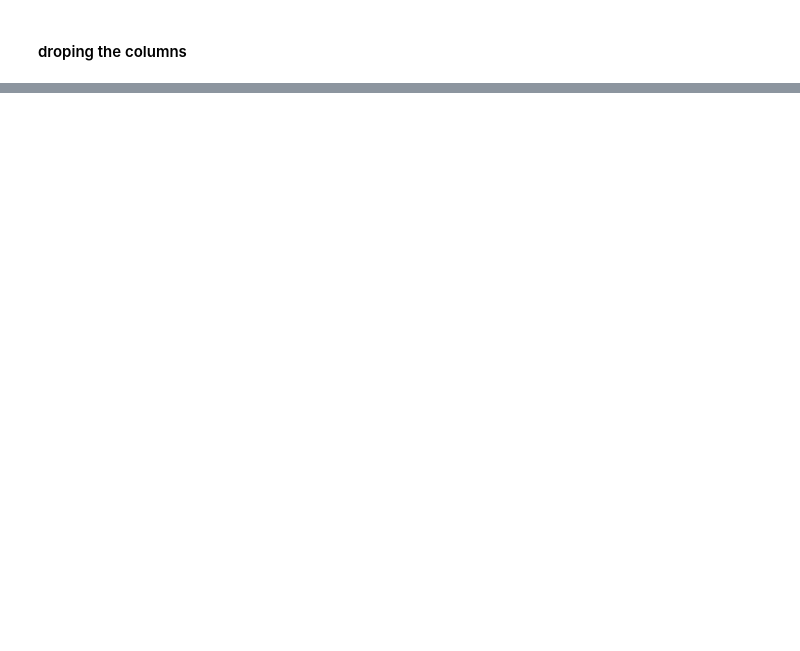
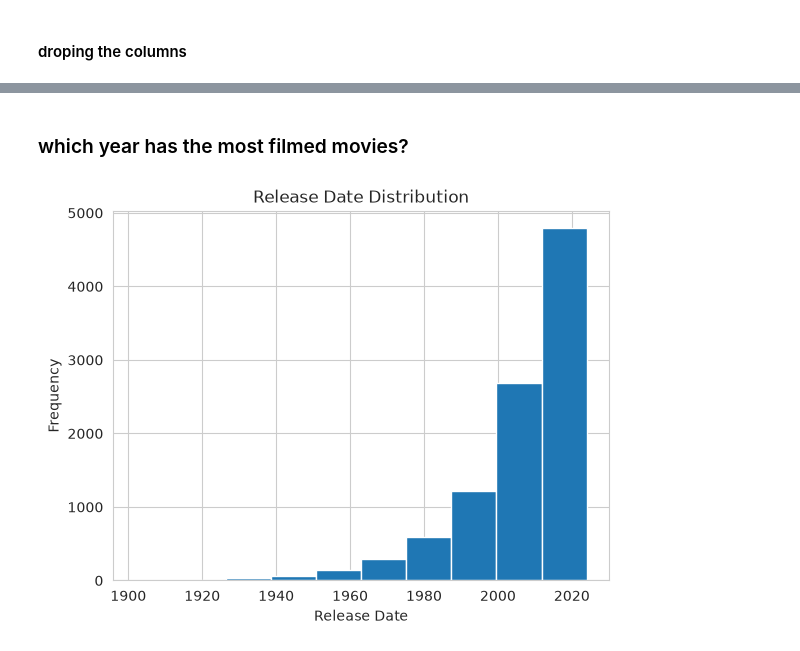
Before and after one commit to Arpitaraj21/Netflix-Data-Analysis, a Jupyter notebook: movie-data-analysis-netflix.ipynb, the cells around one changed output, grey strips where cells are left out. Saved outputs shown, nothing was run; the diff lists cells and outputs as text; code cells hidden in the pictures; blank space fills up the shorter version.

Commit message:
completed movie data analysis project

```diff
--- a/movie-data-analysis-netflix.ipynb
+++ b/movie-data-analysis-netflix.ipynb
@@ -144,0 +198,4 @@ df[]
+# %%
+df.dropna(inplace=True)
+
+df.isna().sum()
@@ -144,0 +221,5 @@ df[]
+# %%
+df['Genre'] = df['Genre'].str.split(', ')
+
+df = df.explode('Genre').reset_index(drop= True)
+df.head()
@@ -144,0 +235,4 @@ df[]
+# %%
+df['Genre'] = df['Genre'].astype('category')
+
+df['Genre'].dtypes
@@ -144,0 +275,2 @@ df[]
+# %%
+sns.set_style('whitegrid')
@@ -144,0 +341,10 @@ df[]
+# %% [markdown]
+### which year has the most filmed movies?
+# %%
+df['Release_Date'].hist()
+plt.title('Release Date Distribution')
+plt.xlabel('Release Date')
+plt.ylabel('Frequency')
+plt.show()
+# %% [output]
+[figure, added]
```
Also changed, not shown: parts of 26 cells of this notebook.
